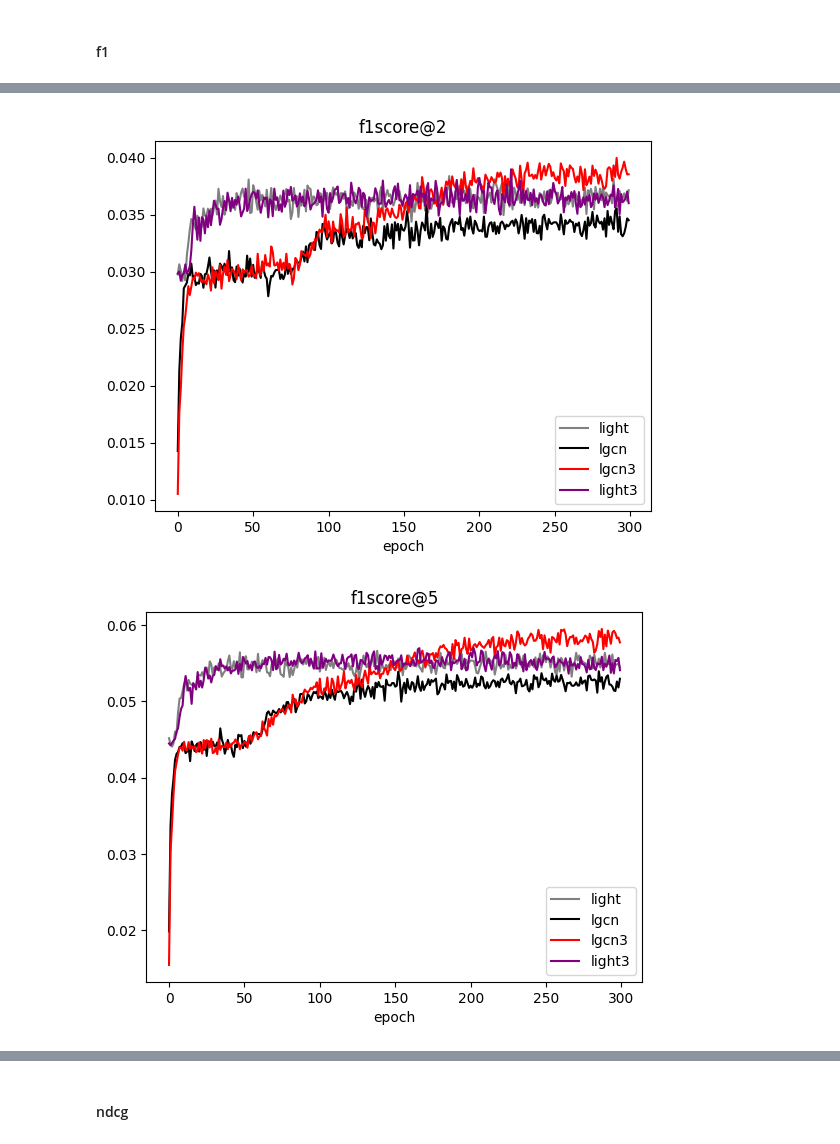
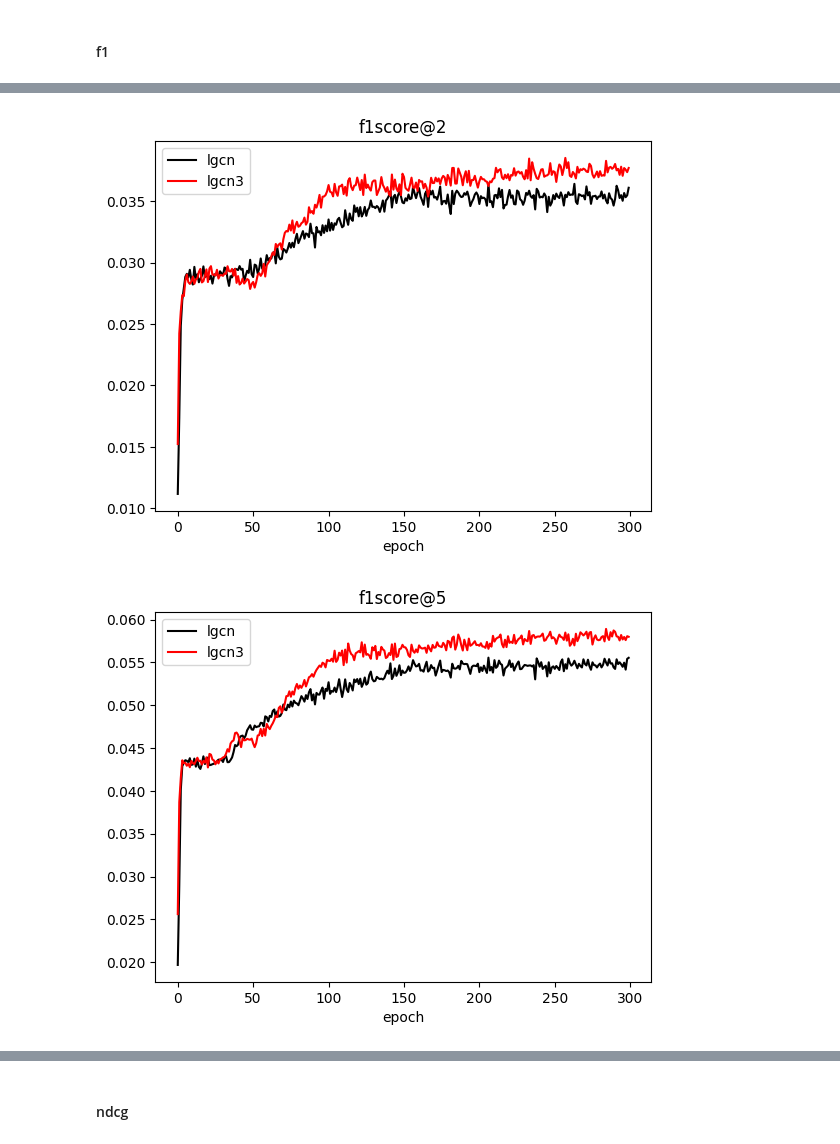
Before and after one commit to Hanc1999/LGCN, a Jupyter notebook: MBA_test_field.ipynb, the cells around one changed output, grey strips where cells are left out. Cells and saved outputs as stored; diff of their text form; code cells hidden in the pictures.

```diff
--- a/MBA_test_field.ipynb
+++ b/MBA_test_field.ipynb
@@ -206,55 +272,58 @@ light_tri_ndcg_dfs = [pd.read_excel(path, sheet_name='NDCG') for path in light_t
 # %%
 # 1. mean of max
 a1 = np.mean([df.max().tolist()[1:] for df in lgcn_f1_dfs], axis=0)
-a2 = np.mean([df.max().tolist()[1:] for df in lgcn_tri_app_005_f1_dfs], axis=0)
-a3 = np.mean([df.max().tolist()[1:] for df in lgcn_tri_app_010_f1_dfs], axis=0)
-a4 = np.mean([df.max().tolist()[1:] for df in lgcn_tri_app_f1_dfs], axis=0)
-a5 = np.mean([df.max().tolist()[1:] for df in lgcn_tri_app_030_f1_dfs], axis=0)
+# a2 = np.mean([df.max().tolist()[1:] for df in lgcn_tri_app_005_f1_dfs], axis=0)
+# a3 = np.mean([df.max().tolist()[1:] for df in lgcn_tri_app_010_f1_dfs], axis=0)
+# a4 = np.mean([df.max().tolist()[1:] for df in lgcn_tri_app_f1_dfs], axis=0)
+# a5 = np.mean([df.max().tolist()[1:] for df in lgcn_tri_app_030_f1_dfs], axis=0)
 a6 = np.mean([df.max().tolist()[1:] for df in lgcn_tri_f1_dfs], axis=0)
-a7 = np.mean([df.max().tolist()[1:] for df in light_f1_dfs], axis=0)
-a8 = np.mean([df.max().tolist()[1:] for df in lcfn_f1_dfs], axis=0)
-a9 = np.mean([df.max().tolist()[1:] for df in lgcn_tri_app_random_f1_dfs], axis=0)
-a10 = np.mean([df.max().tolist()[1:] for df in light_tri_f1_dfs], axis=0)
+# a7 = np.mean([df.max().tolist()[1:] for df in light_f1_dfs], axis=0)
+# a8 = np.mean([df.max().tolist()[1:] for df in lcfn_f1_dfs], axis=0)
+# a9 = np.mean([df.max().tolist()[1:] for df in lgcn_tri_app_random_f1_dfs], axis=0)
+# a10 = np.mean([df.max().tolist()[1:] for df in light_tri_f1_dfs], axis=0)
+# a11 = np.mean([df.max().tolist()[1:] for df in lgcn_tri_app_random_f1_dfs], axis=0)
 
 print(f'a1(0%): {a1}')
-print(f'a2(5%): {a2}')
-print(f'a3(10%): {a3}')
-print(f'a4(20%): {a4}')
-print(f'a5(30%): {a5}')
+# print(f'a2(5%): {a2}')
+# print(f'a3(10%): {a3}')
+# print(f'a4(20%): {a4}')
+# print(f'a5(30%): {a5}')
 print(f'a6(100%): {a6}')
-print(f'a7(light): {a7}')
-print(f'a8(lcfn): {a8}')
-print(f'a9(random): {a9}')
-print(f'a10(light3): {a10}')
+# print(f'a7(light): {a7}')
+# print(f'a8(lcfn): {a8}')
+# print(f'a9(random): {a9}')
+# print(f'a10(light3): {a10}')
+# print(f'a11(random): {a11}')
 
-print(f'approach (5%)\t improved rate from\t baseline: {a2/a1-1}')
-print(f'approach (10%)\t improved rate from\t baseline: {a3/a1-1}')
-print(f'approach (20%)\t improved rate from\t baseline: {a4/a1-1}')
-print(f'approach (30%)\t improved rate from\t baseline: {a5/a1-1}')
+# print(f'approach (5%)\t improved rate from\t baseline: {a2/a1-1}')
+# print(f'approach (10%)\t improved rate from\t baseline: {a3/a1-1}')
+# print(f'approach (20%)\t improved rate from\t baseline: {a4/a1-1}')
+# print(f'approach (30%)\t improved rate from\t baseline: {a5/a1-1}')
 print(f'full\t\t improved rate from\t baseline: {a6/a1-1}')
-print(f'full\t\t improved rate from\t light: {a6/a7-1}')
-print(f'full\t\t improved rate from\t lcfn: {a6/a8-1}')
-print(f'approach (20%)\t\t improved rate from\t random: {a4/a9-1}')
-print(f'light3\t\t improved rate from\t light: {a10/a7-1}')
+# print(f'full\t\t improved rate from\t light: {a6/a7-1}')
+# print(f'full\t\t improved rate from\t lcfn: {a6/a8-1}')
+# print(f'approach (20%)\t\t improved rate from\t random: {a4/a9-1}')
+# print(f'light3\t\t improved rate from\t light: {a10/a7-1}')
 
 # print(f'full\t\t improved rate from\t approach: {a3/a2-1}')
 # print(f'approach\t improved rate from\t full: {a2/a3-1}')
+# print(f'ours improved from random sampling: {a4/a11-1}')
 
 # 2. draw avg(f1) v.s. epoch number
 for k in [2,5,10,20,50,100]:
-    light_f1_lines = [df[k].tolist() for df in light_f1_dfs]
-    light_f1_mean = np.mean(light_f1_lines, axis=0)
-    plt.plot(light_f1_mean, label='light', color='grey')
+    # light_f1_lines = [df[k].tolist() for df in light_f1_dfs]
+    # light_f1_mean = np.mean(light_f1_lines, axis=0)
+    # plt.plot(light_f1_mean, label='light', color='grey')
     # for line in light_f1_lines:
     #     plt.plot(line, label='light', color='b')
 
-    lgcn_f1_lines = [df[k].tolist() for df in lgcn_f1_dfs]
+    lgcn_f1_lines = [df[k].tolist()[:300] for df in lgcn_f1_dfs]
     lgcn_f1_mean = np.mean(lgcn_f1_lines, axis=0)
     plt.plot(lgcn_f1_mean, label='lgcn', color='black')
     # for line in lgcn_f1_lines:
     #     plt.plot(line, label='lgcn', color='b')
 
-    lgcn_tri_f1_lines = [df[k].tolist() for df in lgcn_tri_f1_dfs]
+    lgcn_tri_f1_lines = [df[k].tolist()[:300] for df in lgcn_tri_f1_dfs]
     lgcn_tri_f1_mean = np.mean(lgcn_tri_f1_lines, axis=0)
     plt.plot(lgcn_tri_f1_mean, label='lgcn3', color='red')
     # for line in lgcn_tri_f1_lines:
@@ -262,7 +331,13 @@ for k in [2,5,10,20,50,100]:
 
     # lgcn_tri_app_f1_lines = [df[k].tolist() for df in lgcn_tri_app_f1_dfs]
     # lgcn_tri_app_f1_mean = np.mean(lgcn_tri_app_f1_lines, axis=0)
-    # plt.plot(lgcn_tri_app_f1_mean, label='lgcn_tri (approximated 20%)', color='orange')
+    # plt.plot(lgcn_tri_app_f1_mean, label='lgcn_tri (20% ours)', color='red')
+    # for line in lgcn_tri_app_f1_lines:
+    #     plt.plot(line, label='lgcn_tri (approximated)', color='orange')
+
+    # lgcn_tri_app_random_f1_lines = [df[k].tolist() for df in lgcn_tri_app_random_f1_dfs]
+    # lgcn_tri_app_random_f1_mean = np.mean(lgcn_tri_app_random_f1_lines, axis=0)
+    # plt.plot(lgcn_tri_app_random_f1_mean, label='lgcn_tri (20% rdn smpl)', color='orange')
     # for line in lgcn_tri_app_f1_lines:
     #     plt.plot(line, label='lgcn_tri (approximated)', color='orange')
 
@@ -278,9 +353,9 @@ for k in [2,5,10,20,50,100]:
     # for line in lgcn_tri_app_f1_lines:
     #     plt.plot(line, label='lgcn_tri (approximated)', color='orange')
 
-    light_tri_f1_lines = [df[k].tolist() for df in light_tri_f1_dfs]
-    light_tri_f1_mean = np.mean(light_tri_f1_lines, axis=0)
-    plt.plot(light_tri_f1_mean, label='light3', color='purple')
+    # light_tri_f1_lines = [df[k].tolist() for df in light_tri_f1_dfs]
+    # light_tri_f1_mean = np.mean(light_tri_f1_lines, axis=0)
+    # plt.plot(light_tri_f1_mean, label='light3', color='purple')
     # for line in light_tri_f1_lines:
     #     plt.plot(line, label='lgcn_tri (approximated)', color='orange')
 
@@ -311,2 +370,2 @@ light3           improved rate from      light: [0.00634807 0.00587961 0.0042834
-[figure, old version]
+[figure, new version]
-[figure, old version]
+[figure, new version]
```
Also changed, not shown: parts of 11 cells of this notebook.
